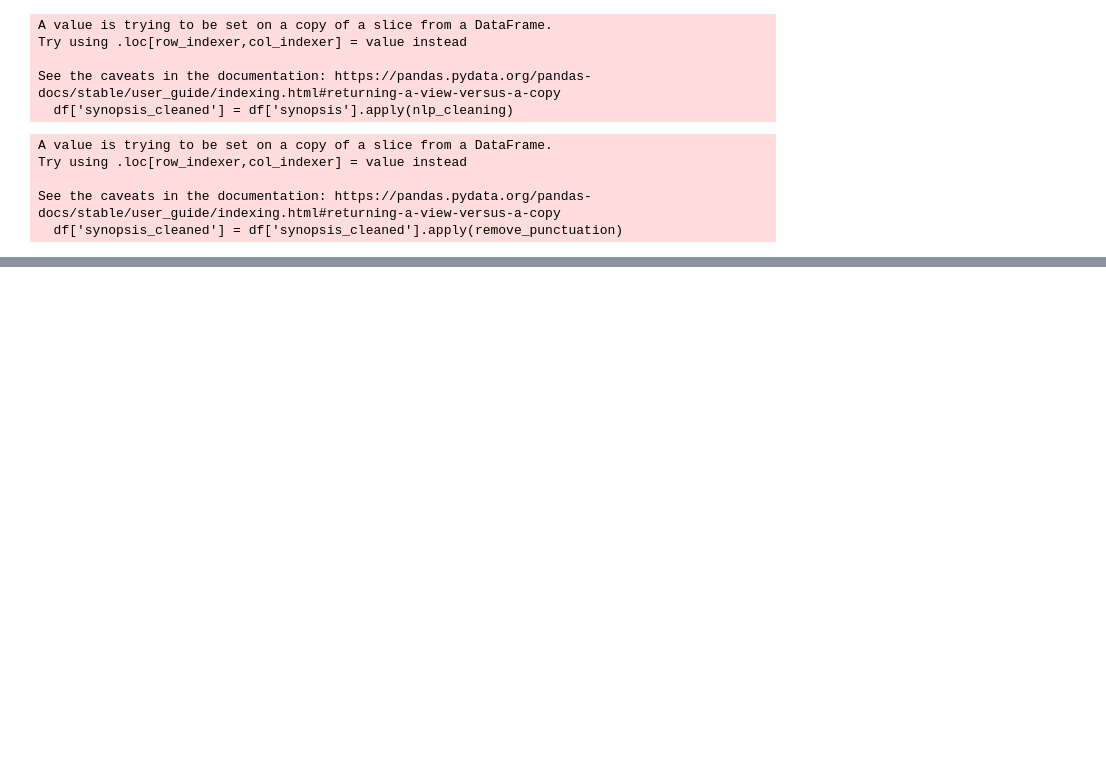
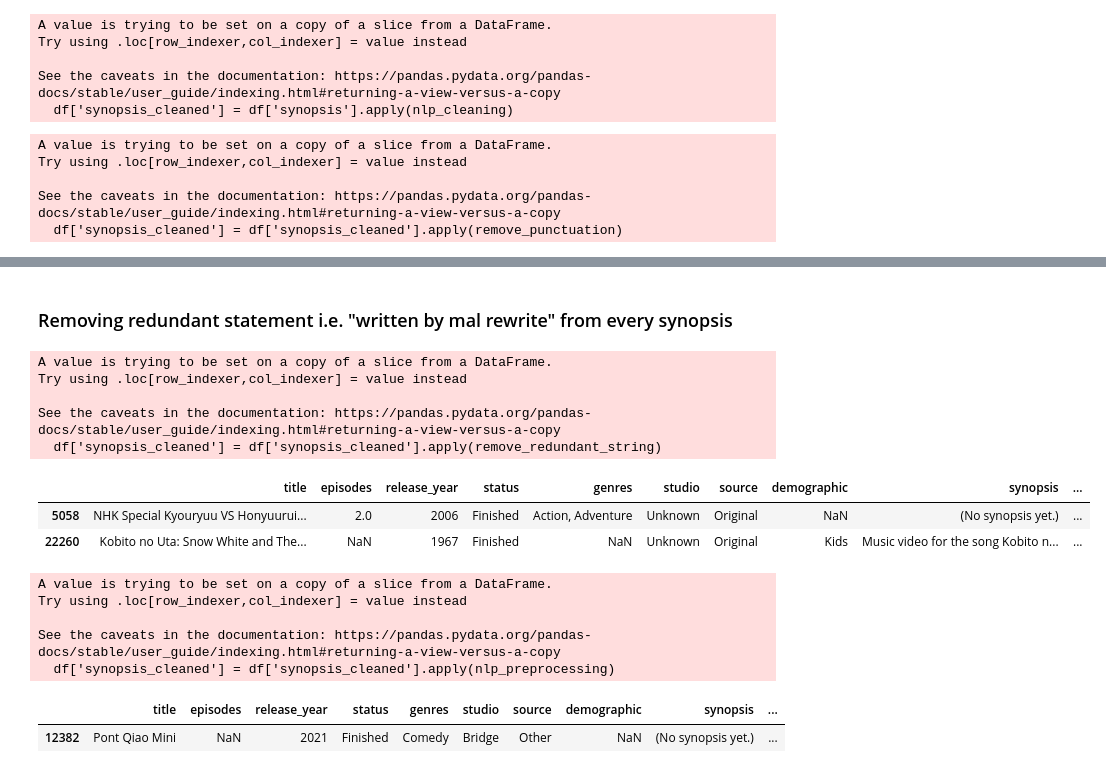
Before and after one commit to Asifdotexe/AniMate, a Jupyter notebook: code/notebook/issue-7-pd-data-processing.ipynb, the cells around one changed output, grey strips where cells are left out. Saved outputs shown, nothing was run; the diff lists cells and outputs as text; code cells hidden in the pictures; blank space fills up the shorter version.

Commit message:
#7 performed data preprocessing

```diff
--- a/code/notebook/issue-7-pd-data-processing.ipynb
+++ b/code/notebook/issue-7-pd-data-processing.ipynb
@@ -92,2 +106,34 @@ df.sample()
+# %% [markdown]
+### Removing redundant statement i.e. "written by mal rewrite" from every synopsis
+# %%
+def remove_redundant_string(text):
+    return text.replace("written by mal rewrite", "").strip()
+
+df['synopsis_cleaned'] = df['synopsis_cleaned'].apply(remove_redundant_string)
+# %% [output]
+A value is trying to be set on a copy of a slice from a DataFrame.
+Try using .loc[row_indexer,col_indexer] = value instead
+
+See the caveats in the documentation: https://pandas.pydata.org/pandas-docs/stable/user_guide/indexing.html#returning-a-view-versus-a-copy
+  df['synopsis_cleaned'] = df['synopsis_cleaned'].apply(remove_redundant_string)
+# %%
+df.sample(2)
+# %% [output]
+|  | title | episodes | release_year | status | genres | studio | source | demographic | synopsis | ... |
+| 5058 | NHK Special Kyouryuu VS Honyuurui... | 2.0 | 2006 | Finished | Action, Adventure | Unknown | Original | NaN | (No synopsis yet.) | ... |
+| 22260 | Kobito no Uta: Snow White and The... | NaN | 1967 | Finished | NaN | Unknown | Original | Kids | Music video for the song Kobito n... | ... |
+# %%
+df['synopsis_cleaned'] = df['synopsis_cleaned'].apply(nlp_preprocessing)
+# %% [output]
+A value is trying to be set on a copy of a slice from a DataFrame.
+Try using .loc[row_indexer,col_indexer] = value instead
+
+See the caveats in the documentation: https://pandas.pydata.org/pandas-docs/stable/user_guide/indexing.html#returning-a-view-versus-a-copy
+  df['synopsis_cleaned'] = df['synopsis_cleaned'].apply(nlp_preprocessing)
+# %%
+df.sample()
+# %% [output]
+|  | title | episodes | release_year | status | genres | studio | source | demographic | synopsis | ... |
+| 12382 | Pont Qiao Mini | NaN | 2021 | Finished | Comedy | Bridge | Other | NaN | (No synopsis yet.) | ... |
 # %%
 df.to_csv(r"..\..\data\processed\AnimeData_300724_processed.csv")
```
Also changed, not shown: parts of 3 cells of this notebook, 2 other files.
